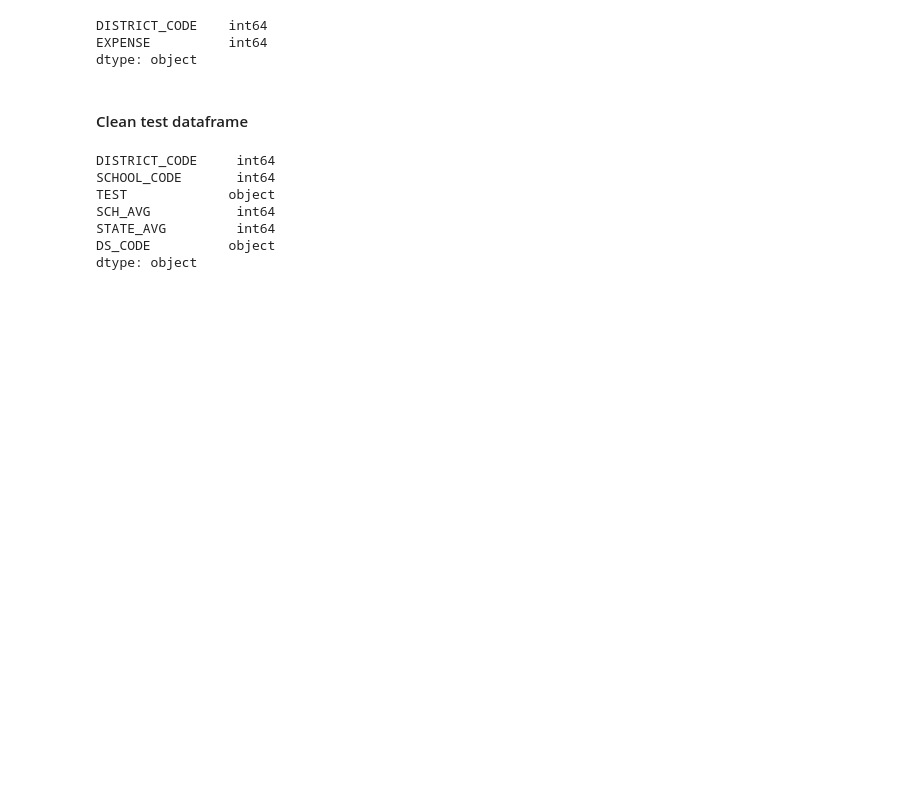
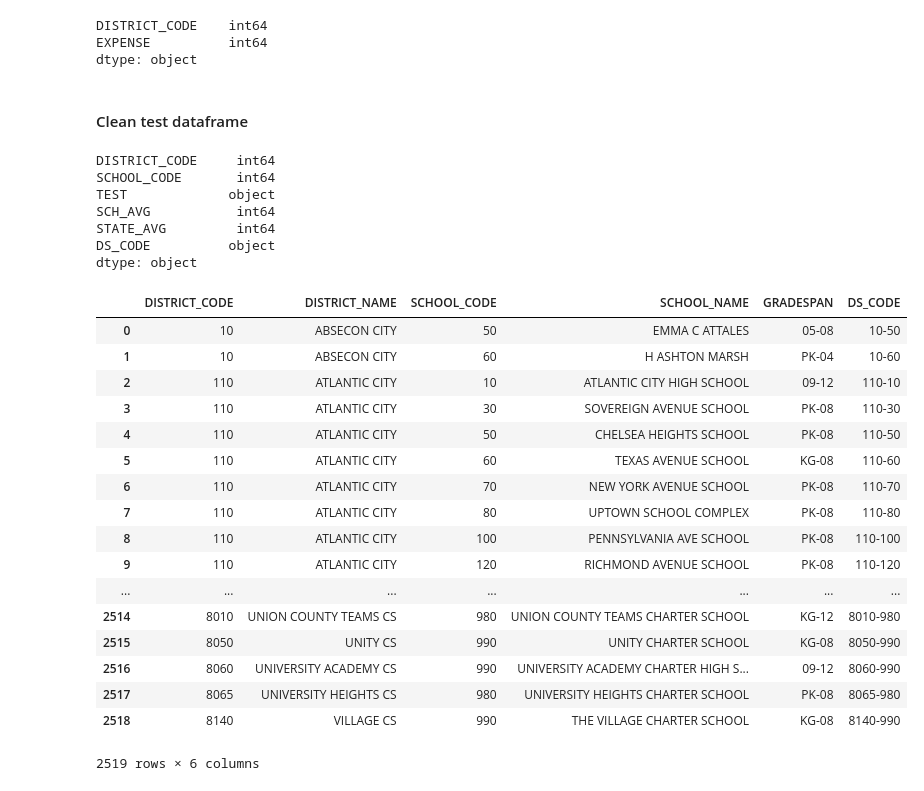
Before and after one commit to gretelup/dataviz_2, a Jupyter notebook: school_cleaning.ipynb, the cells around one changed output. Cells and saved outputs as stored; diff of their text form; code cells hidden in the pictures; blank space fills up the shorter version.

Commit message:
Updated School District Income

```diff
--- a/school_cleaning.ipynb
+++ b/school_cleaning.ipynb
@@ -143,3 +143,24 @@ contact_df.to_csv(os.path.join('Data_temp', 'school_contact_cleaned.csv'))
 ratio_df.to_csv(os.path.join('Data_temp', 'school_ratio_cleaned.csv'))
 exp_df.to_csv(os.path.join('Data_temp', 'school_expense_cleaned.csv'))
 test_df.to_csv(os.path.join('Data_temp', 'school_test_cleaned.csv'))
+# %%
+contact_df
+# %% [output]
+|  | DISTRICT_CODE | DISTRICT_NAME | SCHOOL_CODE | SCHOOL_NAME | GRADESPAN | DS_CODE |
+| 0 | 10 | ABSECON CITY | 50 | EMMA C ATTALES | 05-08 | 10-50 |
+| 1 | 10 | ABSECON CITY | 60 | H ASHTON MARSH | PK-04 | 10-60 |
+| 2 | 110 | ATLANTIC CITY | 10 | ATLANTIC CITY HIGH SCHOOL | 09-12 | 110-10 |
+| 3 | 110 | ATLANTIC CITY | 30 | SOVEREIGN AVENUE SCHOOL | PK-08 | 110-30 |
+| 4 | 110 | ATLANTIC CITY | 50 | CHELSEA HEIGHTS SCHOOL | PK-08 | 110-50 |
+| 5 | 110 | ATLANTIC CITY | 60 | TEXAS AVENUE SCHOOL | KG-08 | 110-60 |
+| 6 | 110 | ATLANTIC CITY | 70 | NEW YORK AVENUE SCHOOL | PK-08 | 110-70 |
+| 7 | 110 | ATLANTIC CITY | 80 | UPTOWN SCHOOL COMPLEX | PK-08 | 110-80 |
+| 8 | 110 | ATLANTIC CITY | 100 | PENNSYLVANIA AVE SCHOOL | PK-08 | 110-100 |
+| 9 | 110 | ATLANTIC CITY | 120 | RICHMOND AVENUE SCHOOL | PK-08 | 110-120 |
+| ... | ... | ... | ... | ... | ... | ... |
+| 2514 | 8010 | UNION COUNTY TEAMS CS | 980 | UNION COUNTY TEAMS CHARTER SCHOOL | KG-12 | 8010-980 |
+| 2515 | 8050 | UNITY CS | 990 | UNITY CHARTER SCHOOL | KG-08 | 8050-990 |
+| 2516 | 8060 | UNIVERSITY ACADEMY CS | 990 | UNIVERSITY ACADEMY CHARTER HIGH S... | 09-12 | 8060-990 |
+| 2517 | 8065 | UNIVERSITY HEIGHTS CS | 980 | UNIVERSITY HEIGHTS CHARTER SCHOOL | PK-08 | 8065-980 |
+| 2518 | 8140 | VILLAGE CS | 990 | THE VILLAGE CHARTER SCHOOL | KG-08 | 8140-990 |
+2519 rows × 6 columns
```
Also changed, not shown: 5 other files.
